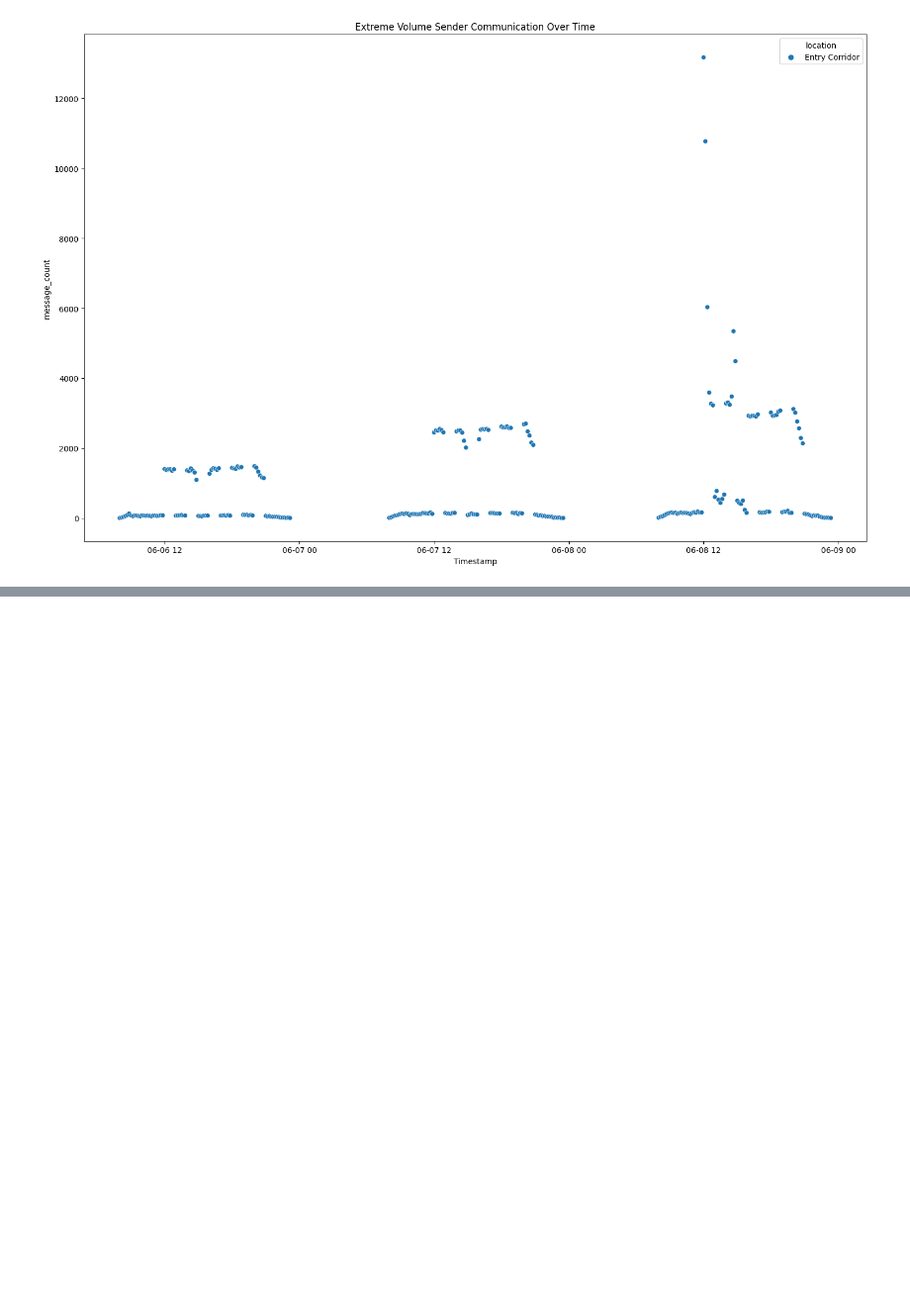
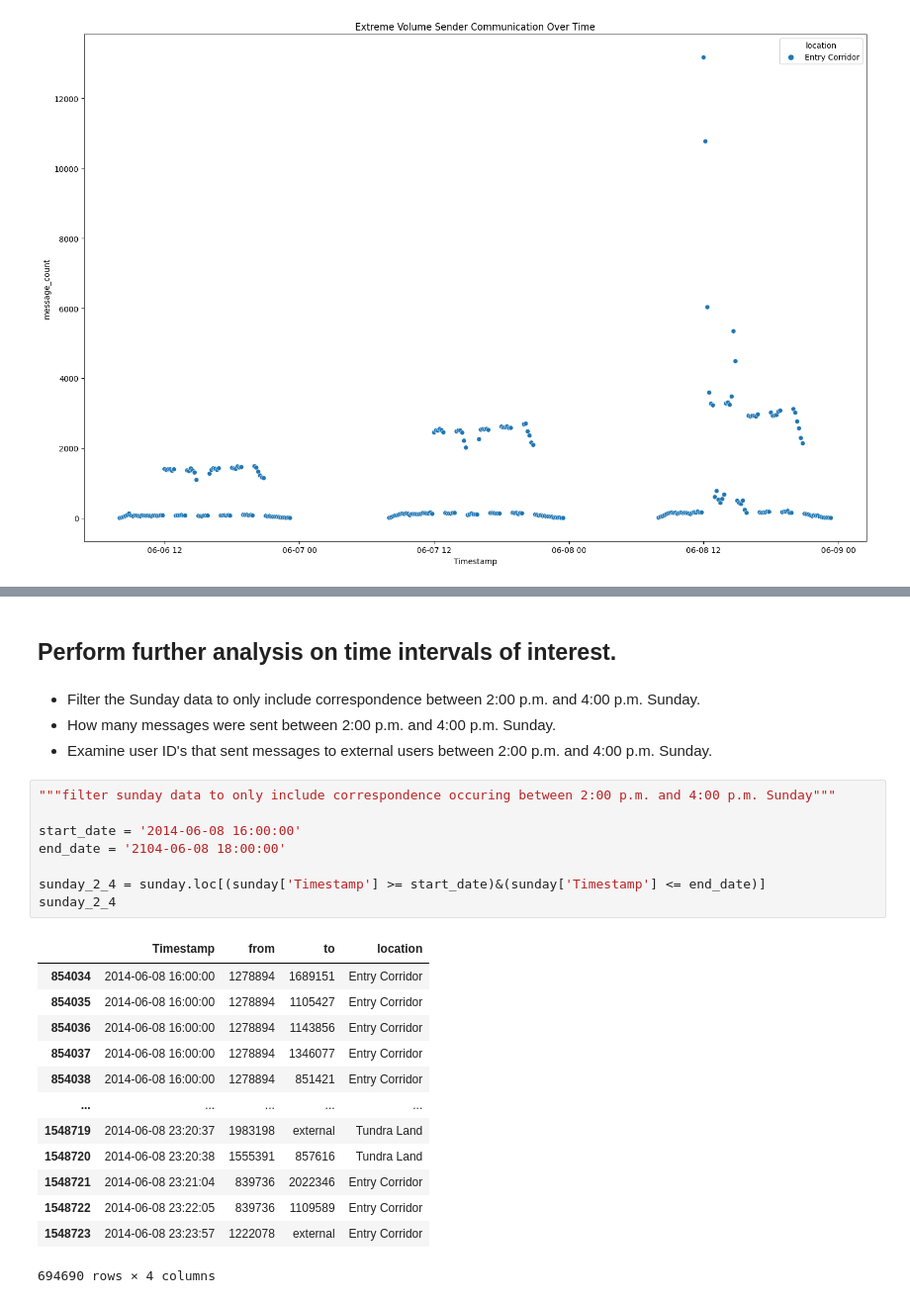
Before and after one commit to benkarabinus/nerdy_data_stuff, a Jupyter notebook: DU/COMP4449/FinalProject/Notebooks/Ben_Karabinus_COMP4449_Final_Project_Solution.ipynb, the cells around one changed output, grey strips where cells are left out. Shown at 99% size. Saved outputs shown, nothing was run; the diff lists cells and outputs as text; blank space fills up the shorter version.

```diff
--- a/DU/COMP4449/FinalProject/Notebooks/Ben_Karabinus_COMP4449_Final_Project_Solution.ipynb
+++ b/DU/COMP4449/FinalProject/Notebooks/Ben_Karabinus_COMP4449_Final_Project_Solution.ipynb
@@ -464,0 +560,28 @@ Which users have the highest volume of communication, were did high-volume commu
+# %% [markdown]
+## Perform further analysis on time intervals of interest.
+# %% [markdown]
+- Filter the Sunday data to only include correspondence between 2:00 p.m. and 4:00 p.m. Sunday.
+- How many messages were sent between 2:00 p.m. and 4:00 p.m. Sunday.
+- Examine user ID's that sent messages to external users between 2:00 p.m. and 4:00 p.m. Sunday.
+# %%
+"""filter sunday data to only include correspondence occuring between 2:00 p.m. and 4:00 p.m. Sunday"""
+
+start_date = '2014-06-08 16:00:00'
+end_date = '2104-06-08 18:00:00'
+
+sunday_2_4 = sunday.loc[(sunday['Timestamp'] >= start_date)&(sunday['Timestamp'] <= end_date)]
+sunday_2_4
+# %% [output]
+|  | Timestamp | from | to | location |
+| 854034 | 2014-06-08 16:00:00 | 1278894 | 1689151 | Entry Corridor |
+| 854035 | 2014-06-08 16:00:00 | 1278894 | 1105427 | Entry Corridor |
+| 854036 | 2014-06-08 16:00:00 | 1278894 | 1143856 | Entry Corridor |
+| 854037 | 2014-06-08 16:00:00 | 1278894 | 1346077 | Entry Corridor |
+| 854038 | 2014-06-08 16:00:00 | 1278894 | 851421 | Entry Corridor |
+| ... | ... | ... | ... | ... |
+| 1548719 | 2014-06-08 23:20:37 | 1983198 | external | Tundra Land |
+| 1548720 | 2014-06-08 23:20:38 | 1555391 | 857616 | Tundra Land |
+| 1548721 | 2014-06-08 23:21:04 | 839736 | 2022346 | Entry Corridor |
+| 1548722 | 2014-06-08 23:22:05 | 839736 | 1109589 | Entry Corridor |
+| 1548723 | 2014-06-08 23:23:57 | 1222078 | external | Entry Corridor |
+694690 rows × 4 columns
```
Also changed, not shown: parts of 18 cells of this notebook.
